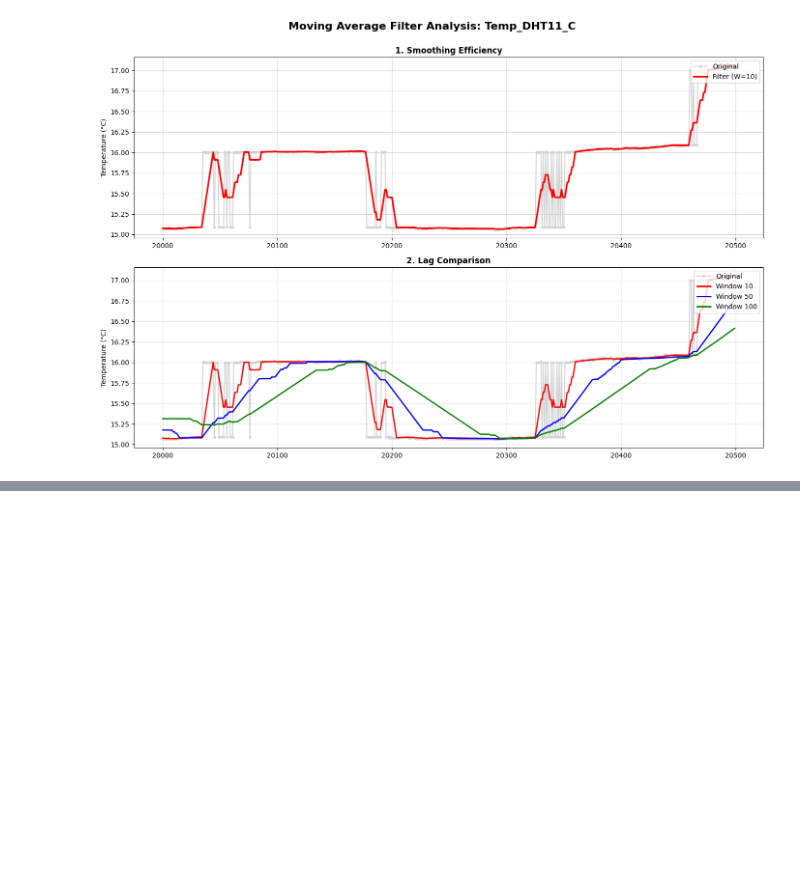
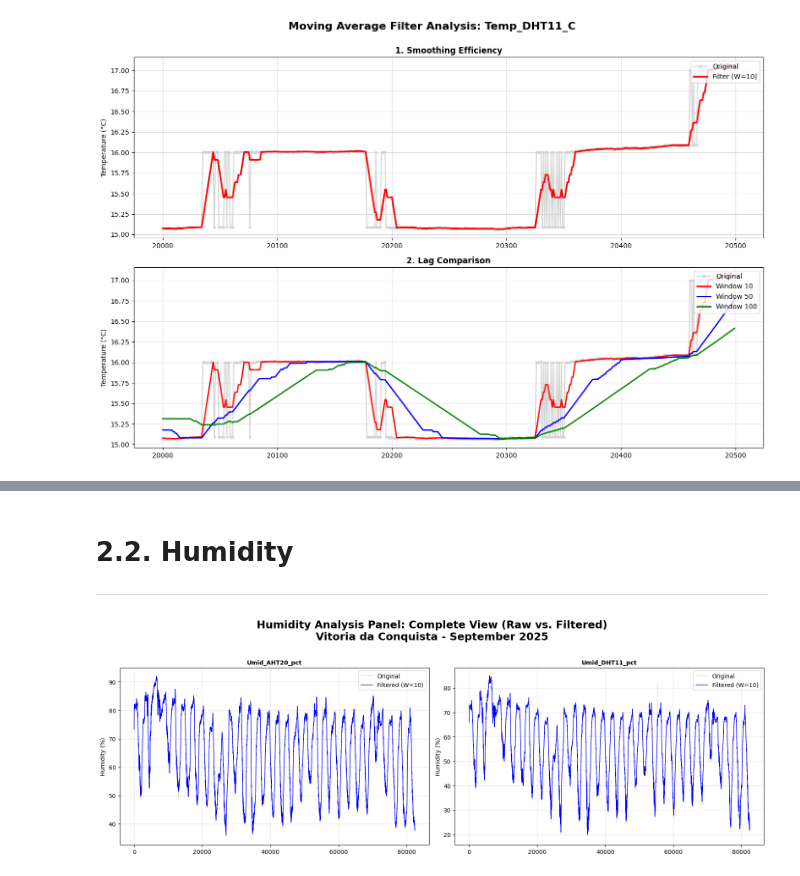
Before and after one commit to JonasSouza871/PolySense-Station-, a Jupyter notebook: Signal_Processing/Digital_Filters/Digital_Filter_Implementation_and_Comparison.ipynb, the cells around one changed output, grey strips where cells are left out. Cells and saved outputs as stored; diff of their text form; code cells hidden in the pictures; blank space fills up the shorter version.

Commit message:
feat: add moving average filter analysis for humidity and pressure

```diff
--- a/Signal_Processing/Digital_Filters/Digital_Filter_Implementation_and_Comparison.ipynb
+++ b/Signal_Processing/Digital_Filters/Digital_Filter_Implementation_and_Comparison.ipynb
@@ -183,0 +186,37 @@ Temp_DHT11_C     0.236531   0.370702    0.510598
+# %% [markdown]
+# 2.2. Humidity
+
+--------------------
+# %%
+import matplotlib.pyplot as plt
+import numpy as np
+import pandas as pd
+
+humidity_sensors = [
+    'Umid_AHT20_pct', 'Umid_DHT11_pct' #humidity sensors
+]
+fig, axes = plt.subplots(1, 2, figsize=(16, 6)) #Configure the subplot grid (1 row x 2 columns)
+
+axes = axes.flatten()# transforms the subplots into 1d matrix
+
+fig.suptitle("Humidity Analysis Panel: Complete View (Raw vs. Filtered)\nVitoria da Conquista - September 2025",
+             fontsize=18, fontweight='bold', y=0.98)#title
+
+for i, sensor in enumerate(humidity_sensors):#for all humidity sensors
+    ax = axes[i] #traverses the array, plotting one subplot at a time
+    ideal_filter = df[sensor].rolling(window=10, min_periods=1).mean() #filter calculation considering window of 10 average
+    #the .rolling method allows taking the last 10 values to calculate the average
+    #The min_periods allows the model to start from the first value (takes average with 1 value)
+    #not needing to wait to reach the 10th value to start the filter
+
+    ax.plot(df.index, df[sensor], label='Original', color='lightgray', linewidth=0.8)#plots the original data
+    ax.plot(df.index, ideal_filter, label='Filtered (W=10)', color='blue', linewidth=1.0)#plots the filtered data from the measurement count
+    ax.set_title(f'{sensor}', fontweight='bold', fontsize=10) #Subplot title being the sensor name
+    ax.set_ylabel('Humidity (%)')
+    ax.grid(True, alpha=0.3)
+    ax.legend(loc='best')
+
+plt.tight_layout(rect=[0, 0.03, 1, 0.96])
+plt.show()
+# %% [output]
+[figure, added]
```
Also changed, not shown: parts of 7 cells of this notebook.
